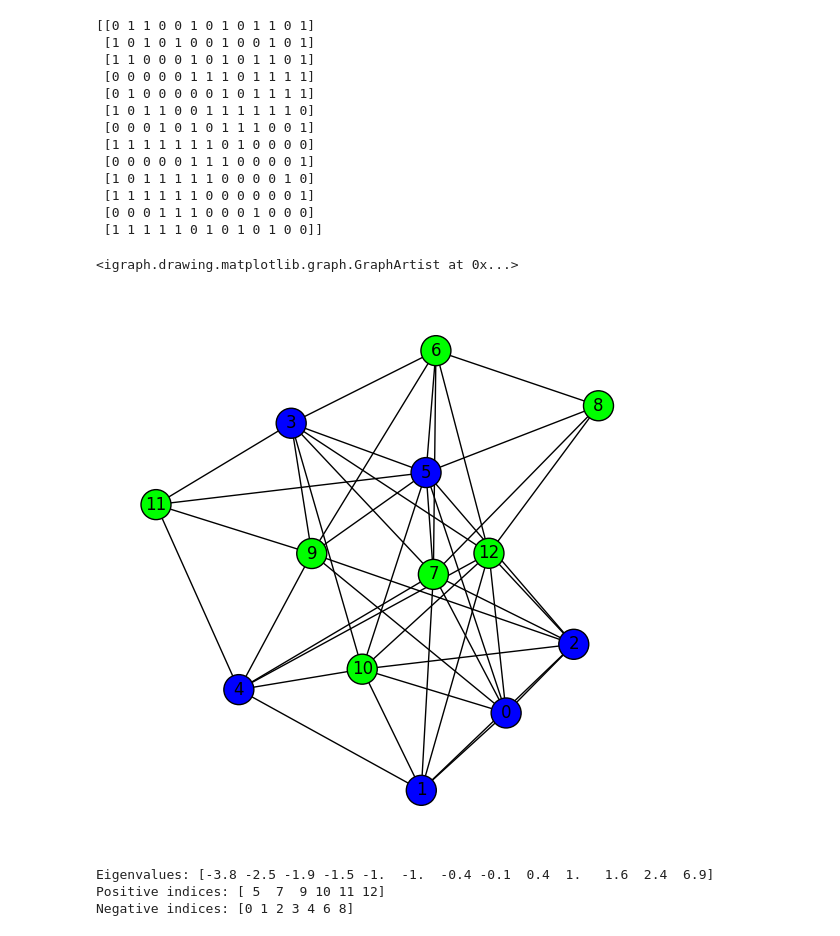
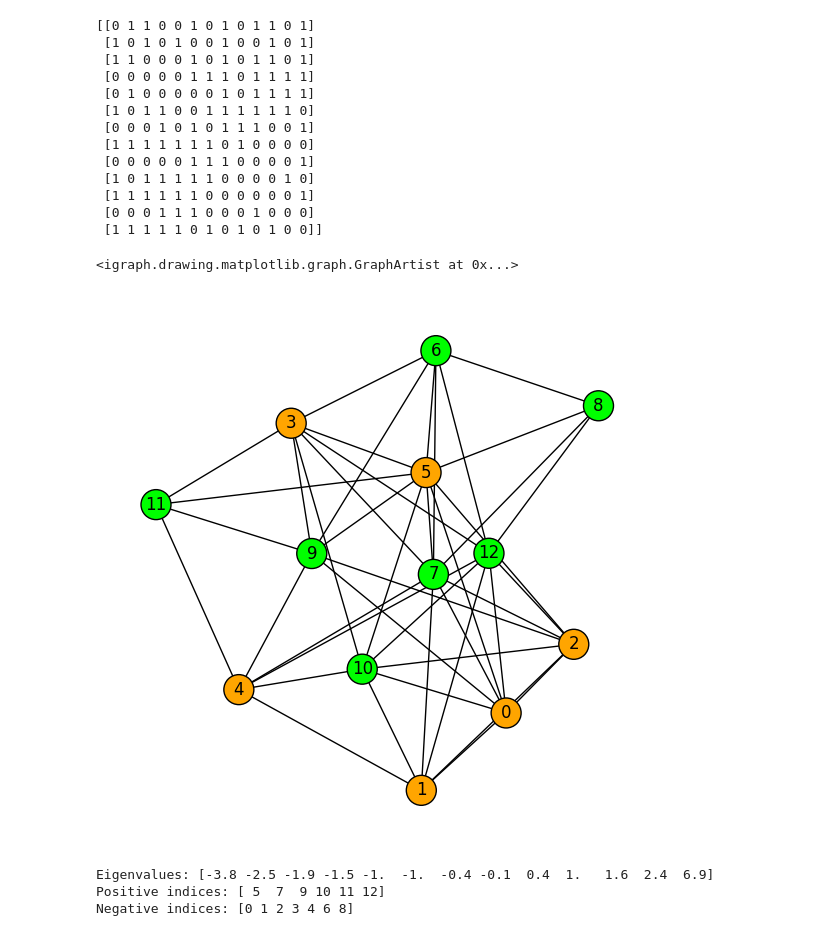
Before and after one commit to apurvanakade/2024F-Graph-Theory, a Jupyter notebook: random_bipartite.ipynb, the cells around one changed output. Drawn from its saved outputs; the diff is of its cells as text; code cells hidden in the pictures.

Commit message:
fix color

```diff
--- a/random_bipartite.ipynb
+++ b/random_bipartite.ipynb
@@ -47,20 +47,20 @@ print(A)
 # %%
 # Generate an undirected graph with the adjacency matrix A
 g = ig.Graph(n=n1 + n2, edges=[(i, j) for i, j in zip(*np.where(A)) if i < j])
 
 fig, ax = plt.subplots(figsize=(7, 7))
 ig.plot(
     g,
     target=ax,
     vertex_size=30,
     vertex_label=range(g.vcount()),
-    vertex_color=["blue" if i < n1 else "green" for i in range(g.vcount())],
+    vertex_color=["orange" if i < n1 else "green" for i in range(g.vcount())],
     edge_width=[1],
     edge_color=["black"]
 )
 # %% [output]
 <igraph.drawing.matplotlib.graph.GraphArtist at 0x...>
-[figure, old version]
+[figure, new version]
 # %%
 adj_matrix = g.get_adjacency()
 eigenvalues = np.linalg.eigh(adj_matrix)[0]
```
Also changed, not shown: parts of 1 cell of this notebook.
